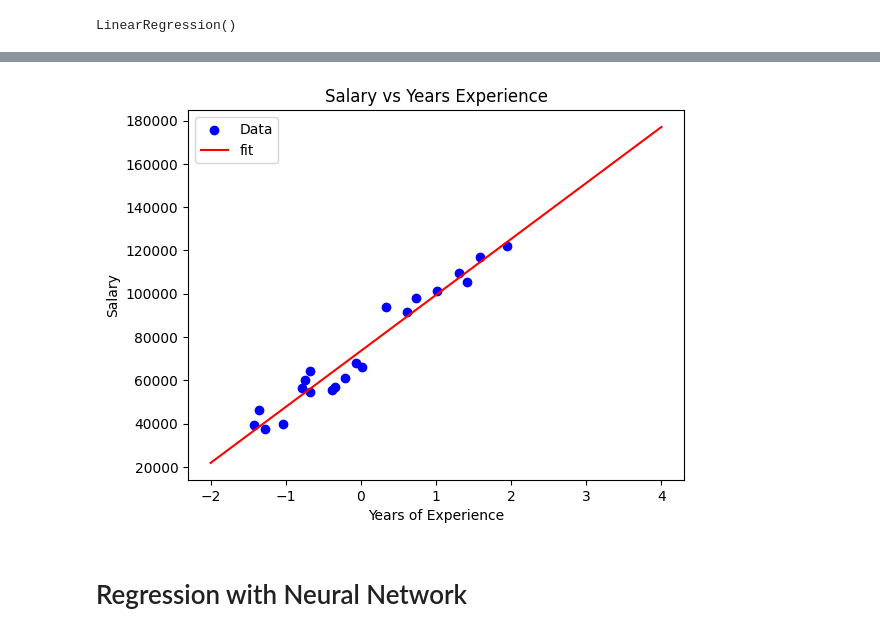
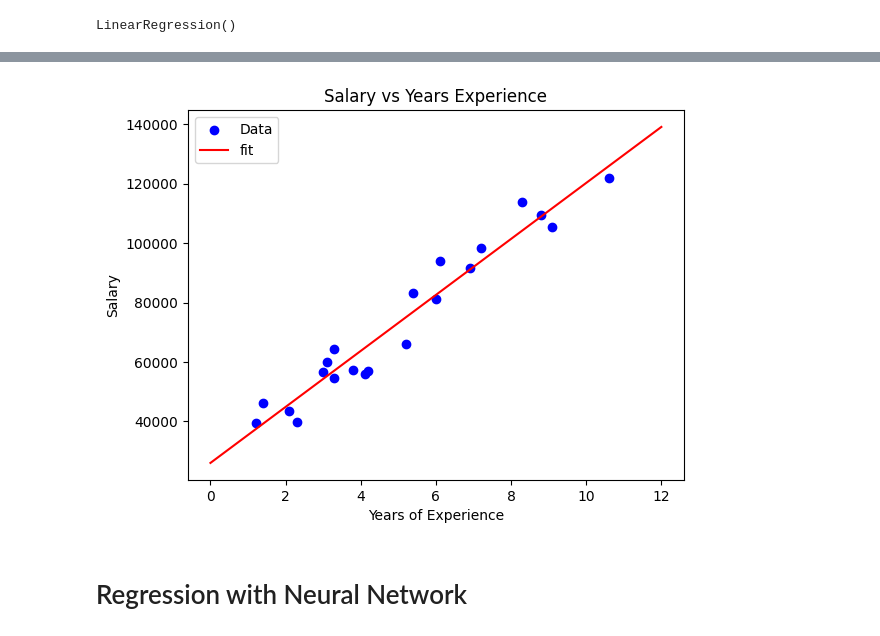
Before and after one commit to aln136/Salary-Prediction-Regression-Models, a Jupyter notebook: salary-prediction-regression-models.ipynb, the cells around one changed output, grey strips where cells are left out. Drawn from its saved outputs; the diff is of its cells as text; code cells hidden in the pictures.

```diff
--- a/salary-prediction-regression-models.ipynb
+++ b/salary-prediction-regression-models.ipynb
@@ -74,15 +70,15 @@ Mean Absolute Error: 23712.809523809537
 # %%
 # Visualize the correlation
 plt.scatter(X_train, y_train, color='blue', label="Data")
-x = tf.linspace(-2, 4, 30)
+x = tf.linspace(0, 12, 30)
 plt.plot(x, lin_reg_model.predict(np.array(x).reshape(-1,1)), color='red', label='fit')
 plt.title("Salary vs Years Experience")
 plt.xlabel("Years of Experience")
 plt.ylabel("Salary")
 plt.legend()
 plt.show()
 # %% [output]
-[figure, old version]
+[figure, new version]
 # %% [markdown]
 # Regression with Neural Network
 # %%
```
Also changed, not shown: parts of 10 cells of this notebook.
